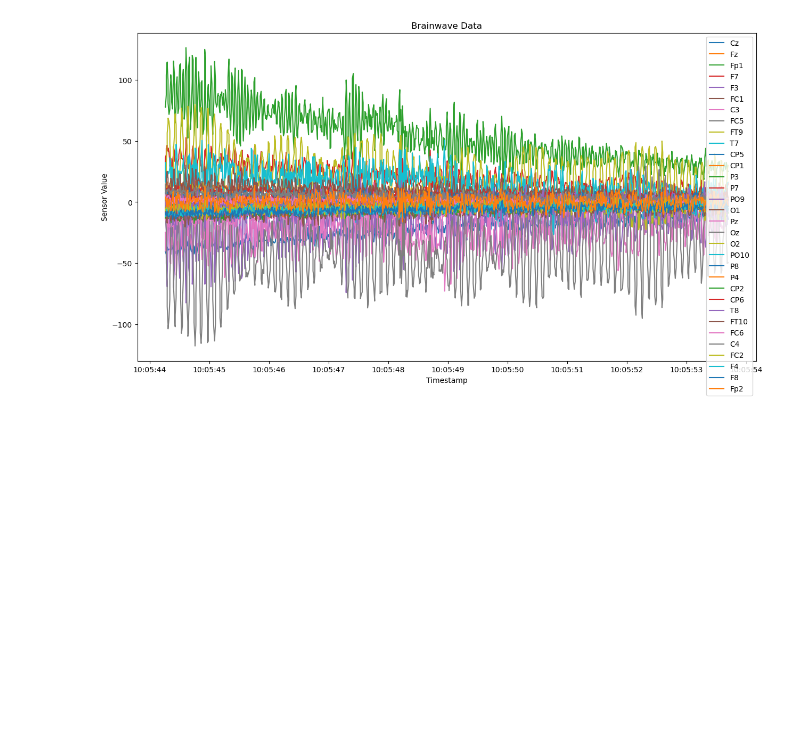
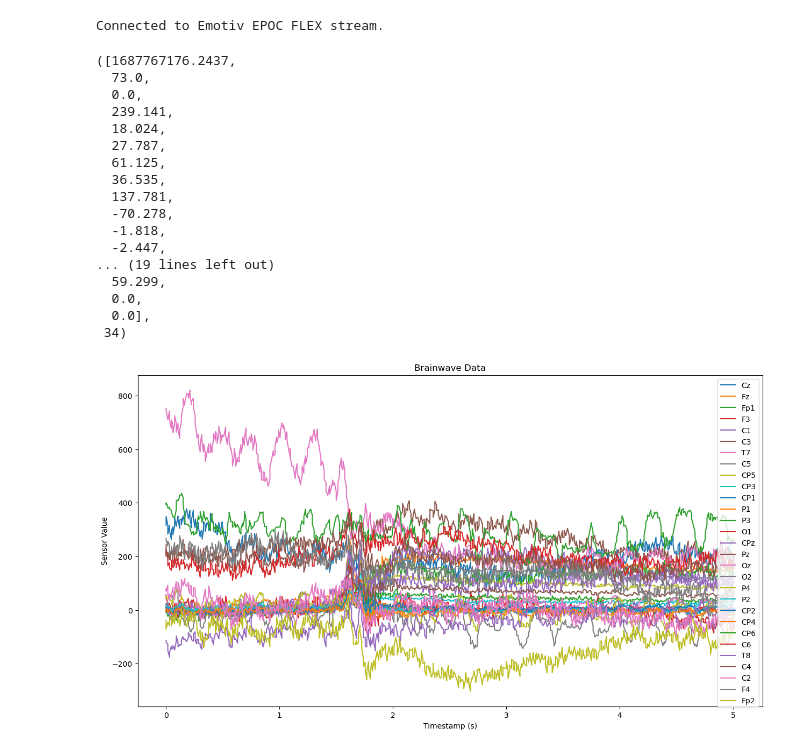
Before and after one commit to HayatoYokomizo/EEG_pain, a Jupyter notebook: PilotResearch/Collct_EEGFLEXdata_LSL.ipynb, the cells around one changed output. Cells and saved outputs as stored; diff of their text form; code cells hidden in the pictures; blank space fills up the shorter version.

Commit message:
FLEX

```diff
--- a/PilotResearch/Collct_EEGFLEXdata_LSL.ipynb
+++ b/PilotResearch/Collct_EEGFLEXdata_LSL.ipynb
@@ -36,7 +36,7 @@ def load_data_from_csv(filename):
 
 # データをプロットする関数
 def plot_data(data, channels):
-    timestamps = [float(row['timestamp']) for row in data]
+    timestamps = [float(row['Timestamp']) for row in data]
 
     plt.figure(figsize=(15, 8))
 
@@ -71,7 +71,9 @@ def collect_EEG(filename, duration):
     # ファイルを上書きモードで開く
     with open(filename, 'w') as f:
         # チャンネル名のラベルを設定
-        header = ['Timestamp'] + ['AF3', 'F7', 'F3', 'FC5', 'T7', 'P7', 'O1', 'O2', 'P8', 'T8', 'FC6', 'F4', 'F8', 'AF4']
+        header = ['Timestamp'] + ['Cz', 'Fz', 'Fp1', 'F3', 'C1', 'C3', 'T7', 'C5', 'CP5', 'CP3',
+                                  'CP1', 'P1', 'P3', 'O1', 'CPz', 'Pz', 'Oz', 'O2', 'P4', 'P2',
+                                  'CP2', 'CP4', 'CP6', 'C6', 'T8', 'C4', 'C2', 'F4', "Fp2"]
         f.write(','.join(header) + '\n')
 
     # データを取得し、CSVファイルに記録する
@@ -82,7 +84,7 @@ def collect_EEG(filename, duration):
             start_time = timestamp
         elapsed_time = timestamp - start_time
 
-        save_data_to_csv(start_time, timestamp, sample, filenAame)
+        save_data_to_csv(start_time, timestamp, sample, filename)
 
         if elapsed_time >= duration:
             break
@@ -94,10 +96,31 @@ filename = 'PilotResearch_RH1.csv'
 duration = 5
 #EEGを収集し、csvファイルに保存
 collect_EEG(filename, duration)
-
-# 選択したチャンネル名
-channels = ['AF3', 'F7', 'F3', 'FC5', 'T7', 'P7', 'O1', 'O2', 'P8', 'T8', 'FC6', 'F4', 'F8', 'AF4']
-data = load_data_from_csv(filename)
-plot_data(data, channels)
 # %% [output]
-[figure, removed]
+Connected to Emotiv EPOC FLEX stream.
+([1687767176.2437,
+  73.0,
+  0.0,
+  239.141,
+  18.024,
+  27.787,
+  61.125,
+  36.535,
+  137.781,
+  -70.278,
+  -1.818,
+  -2.447,
+... (19 lines left out)
+  59.299,
+  0.0,
+  0.0],
+ 34)
+# %%
+# 選択したチャンネル名
+channels = ['Cz', 'Fz', 'Fp1', 'F3', 'C1', 'C3', 'T7', 'C5', 'CP5', 'CP3',
+            'CP1', 'P1', 'P3', 'O1', 'CPz', 'Pz', 'Oz', 'O2', 'P4', 'P2',
+            'CP2', 'CP4', 'CP6', 'C6', 'T8', 'C4', 'C2', 'F4', "Fp2"]
+data = load_data_from_csv(filename)
+plot_data(data, channels)
+# %% [output]
+[figure, added]
```
Also changed, not shown: 3 other files.
